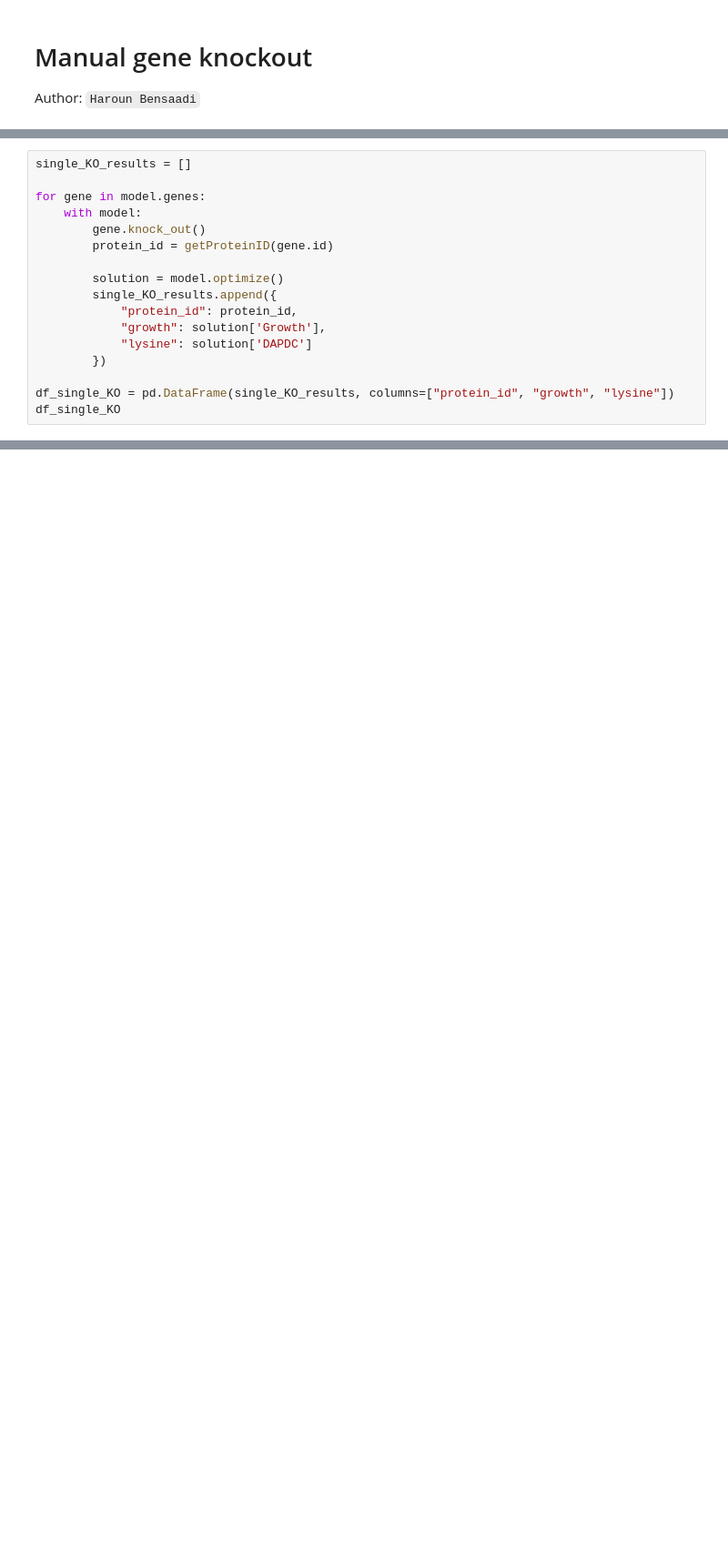
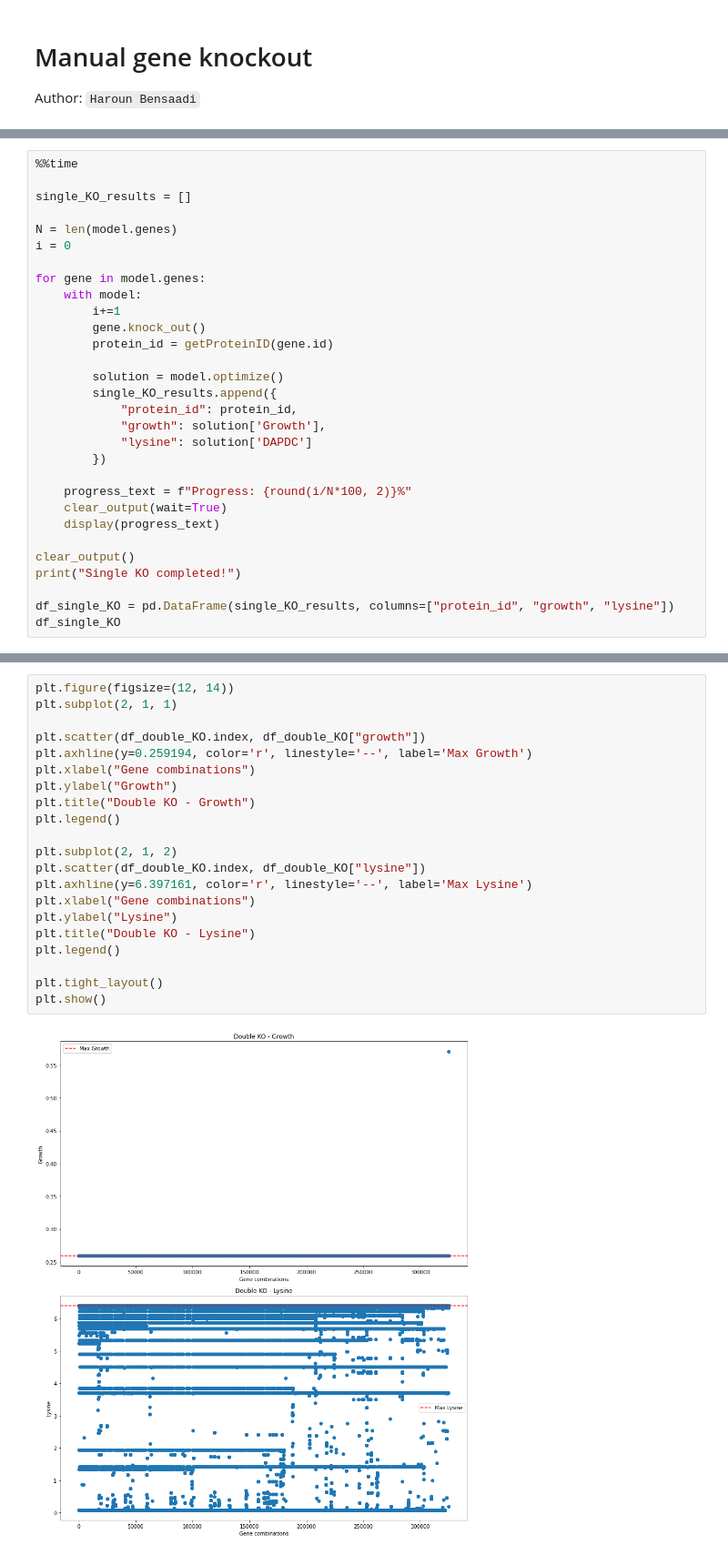
Before and after one commit to 27410/group-assingment-group-9, a Jupyter notebook: manual_gene_knockout.ipynb, the cells around one changed output, grey strips where cells are left out. Shown at 91% size. Saved outputs shown, nothing was run; the diff lists cells and outputs as text; blank space fills up the shorter version.

```diff
--- a/manual_gene_knockout.ipynb
+++ b/manual_gene_knockout.ipynb
@@ -162,8 +174,14 @@ New lysine: 6.397161
 # %%
+%%time
+
 single_KO_results = []
+
+N = len(model.genes)
+i = 0
 
 for gene in model.genes:
     with model:
+        i+=1
         gene.knock_out()
         protein_id = getProteinID(gene.id)
 
@@ -174,6 +192,13 @@ for gene in model.genes:
             "lysine": solution['DAPDC']
         })
 
+    progress_text = f"Progress: {round(i/N*100, 2)}%"
+    clear_output(wait=True)
+    display(progress_text)
+
+clear_output()
+print("Single KO completed!")
+
 df_single_KO = pd.DataFrame(single_KO_results, columns=["protein_id", "growth", "lysine"])
 df_single_KO
 # %% [output]
@@ -246,0 +322,23 @@ df_double_KO
+# %%
+plt.figure(figsize=(12, 14))
+plt.subplot(2, 1, 1)
+
+plt.scatter(df_double_KO.index, df_double_KO["growth"])
+plt.axhline(y=0.259194, color='r', linestyle='--', label='Max Growth')
+plt.xlabel("Gene combinations")
+plt.ylabel("Growth")
+plt.title("Double KO - Growth")
+plt.legend()
+
+plt.subplot(2, 1, 2)
+plt.scatter(df_double_KO.index, df_double_KO["lysine"])
+plt.axhline(y=6.397161, color='r', linestyle='--', label='Max Lysine')
+plt.xlabel("Gene combinations")
+plt.ylabel("Lysine")
+plt.title("Double KO - Lysine")
+plt.legend()
+
+plt.tight_layout()
+plt.show()
+# %% [output]
+[figure, added]
```
Also changed, not shown: parts of 29 cells of this notebook, 8 other files.
